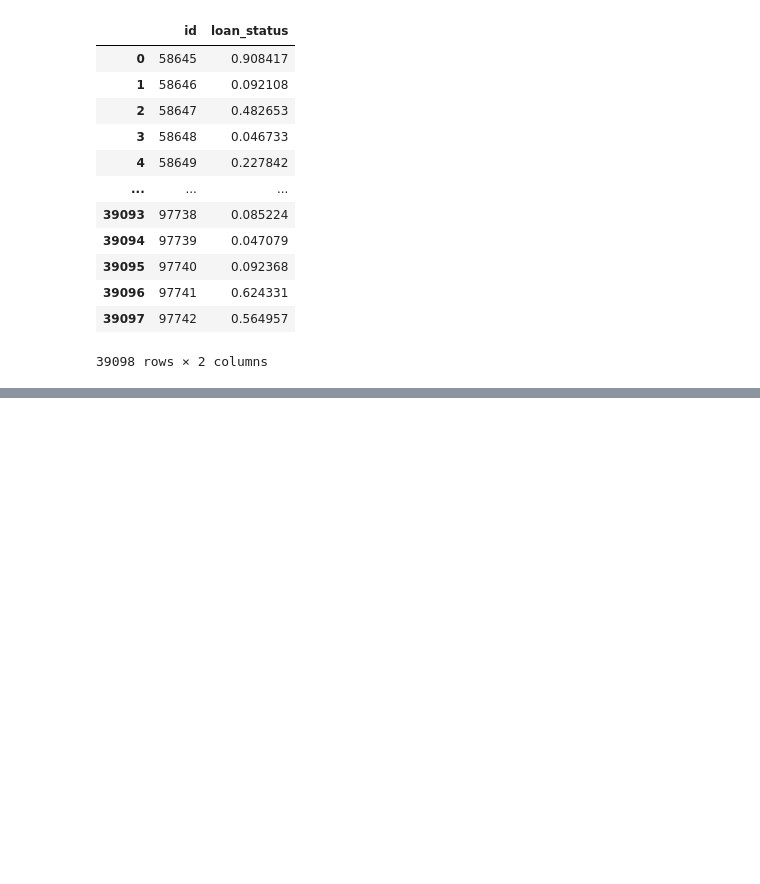
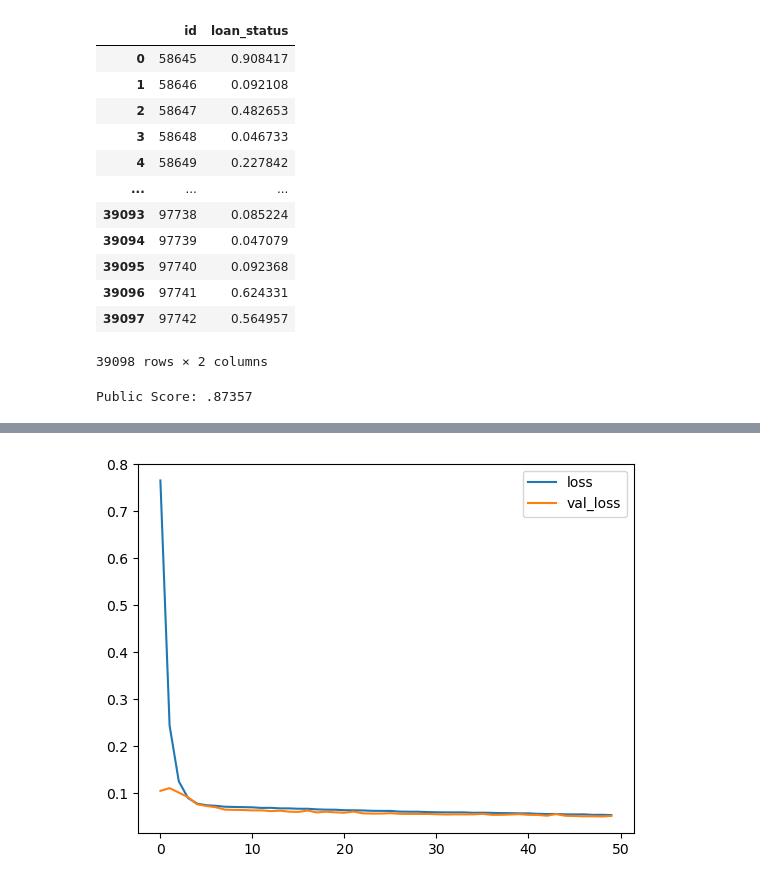
Before and after one commit to APoodle/Loan-Approval-Kaggle-Playground, a Jupyter notebook: Loan-Approval.ipynb, the cells around one changed output, grey strips where cells are left out. Saved outputs shown, nothing was run; the diff lists cells and outputs as text; code cells hidden in the pictures; blank space fills up the shorter version.

Commit message:
Add files via upload
Trying to get tensorflow to work

```diff
--- a/Loan-Approval.ipynb
+++ b/Loan-Approval.ipynb
@@ -105,3 +105,7 @@ sublesson
 | 39096 | 97741 | 0.624331 |
 | 39097 | 97742 | 0.564957 |
 39098 rows × 2 columns
+# %%
+print('Public Score: .87357')
+# %% [output]
+Public Score: .87357
@@ -107,0 +118,46 @@ sublesson
+# %%
+from tensorflow import keras
+from tensorflow.keras import layers
+from tensorflow.keras import callbacks
+
+input_shape = [X_train.shape[1]]
+# %%
+model = keras.Sequential([
+    #512 indicates how many 'neurons' we want. 'activation' sets the function to use, which it is set to  'relu' also known as 'Rectified Linear Unit'.
+    #'input_shape' is set to how many columns are in the training dataset
+    layers.Dense(512, activation='relu', input_shape=input_shape),
+    layers.BatchNormalization(),
+    #rate is the frequency it sets inputs to 0, in this case 30% of the time.
+    layers.Dropout(rate=.3),
+    layers.Dense(256, activation='relu', input_shape=input_shape),
+    layers.Dropout(rate=.3),
+    layers.BatchNormalization(),
+    layers.Dense(128, activation='relu', input_shape=input_shape),
+    layers.Dropout(rate=.3),
+    layers.BatchNormalization(),
+    layers.Dense(1)
+])
+# %%
+model.compile(
+    optimizer='adam',
+    loss='mse'
+)
+
+early_stopping = keras.callbacks.EarlyStopping(
+    patience=5,
+    monitor='val_loss',
+    restore_best_weights=True
+)
+
+history = model.fit(
+    X_train_scaled, y_train,
+    validation_data=(X_test_scaled, y_test),
+    batch_size=512,
+    epochs=50,
+    verbose=1
+)
+
+history_df = pd.DataFrame(history.history)
+history_df.loc[:, ['loss', 'val_loss']].plot()
+print('Minimum Validation Loss: {:0.4f}'.format(history_df['val_loss'].min()))
+# %% [output]
@@ -107,0 +181 @@ sublesson
+[figure, added]
```
Also changed, not shown: parts of 4 cells of this notebook.
